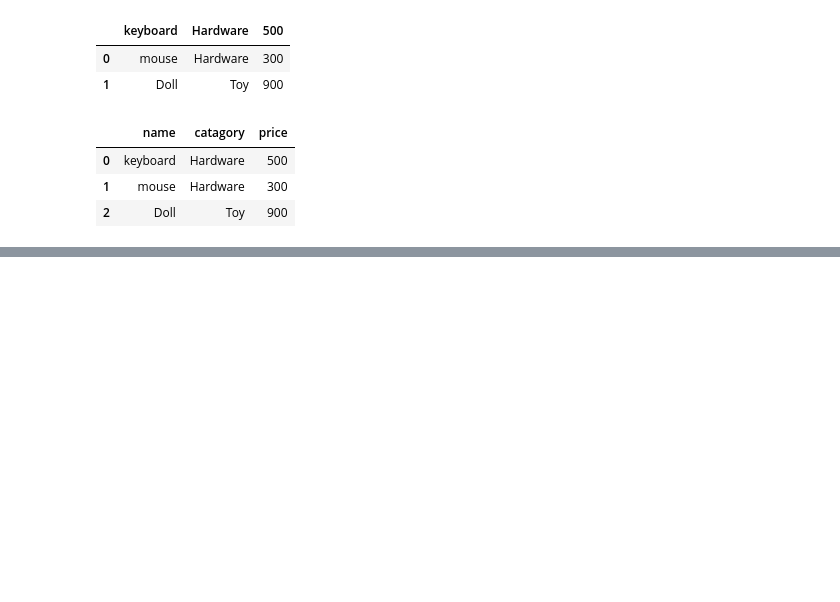
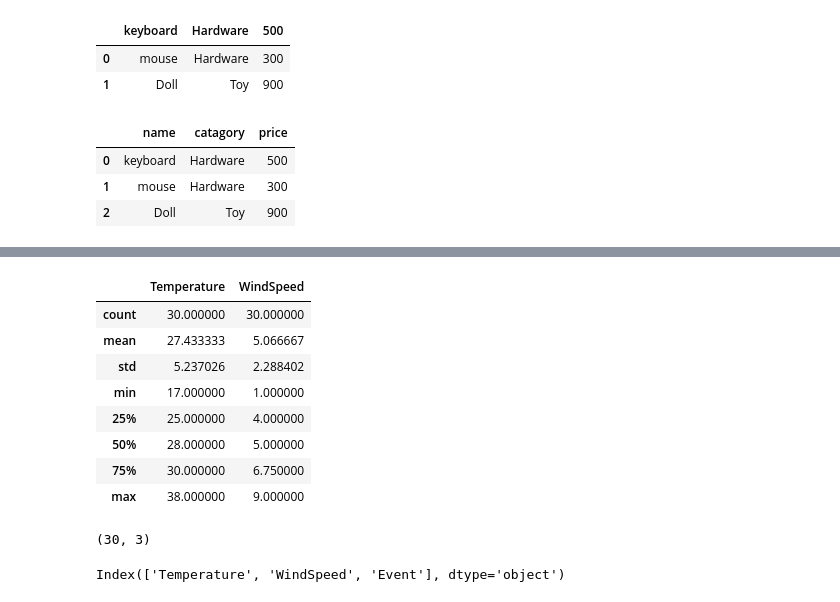
Before and after one commit to PiNGx161/PythonTutorial, a Jupyter notebook: py_pandas.ipynb, the cells around one changed output, grey strips where cells are left out. Saved outputs shown, nothing was run; the diff lists cells and outputs as text; code cells hidden in the pictures; blank space fills up the shorter version.

```diff
--- a/py_pandas.ipynb
+++ b/py_pandas.ipynb
@@ -242,0 +295,20 @@ df
+# %%
+df.describe()
+# %% [output]
+|  | Temperature | WindSpeed |
+| count | 30.000000 | 30.000000 |
+| mean | 27.433333 | 5.066667 |
+| std | 5.237026 | 2.288402 |
+| min | 17.000000 | 1.000000 |
+| 25% | 25.000000 | 4.000000 |
+| 50% | 28.000000 | 5.000000 |
+| 75% | 30.000000 | 6.750000 |
+| max | 38.000000 | 9.000000 |
+# %%
+df.shape
+# %% [output]
+(30, 3)
+# %%
+df.columns
+# %% [output]
+Index(['Temperature', 'WindSpeed', 'Event'], dtype='object')
```
Also changed, not shown: parts of 20 cells of this notebook, 1 other file.
